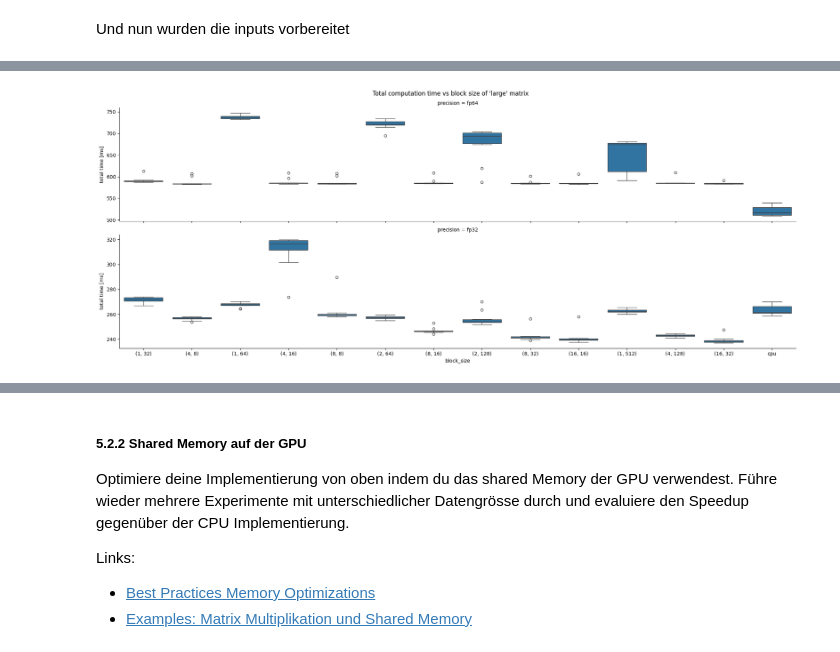
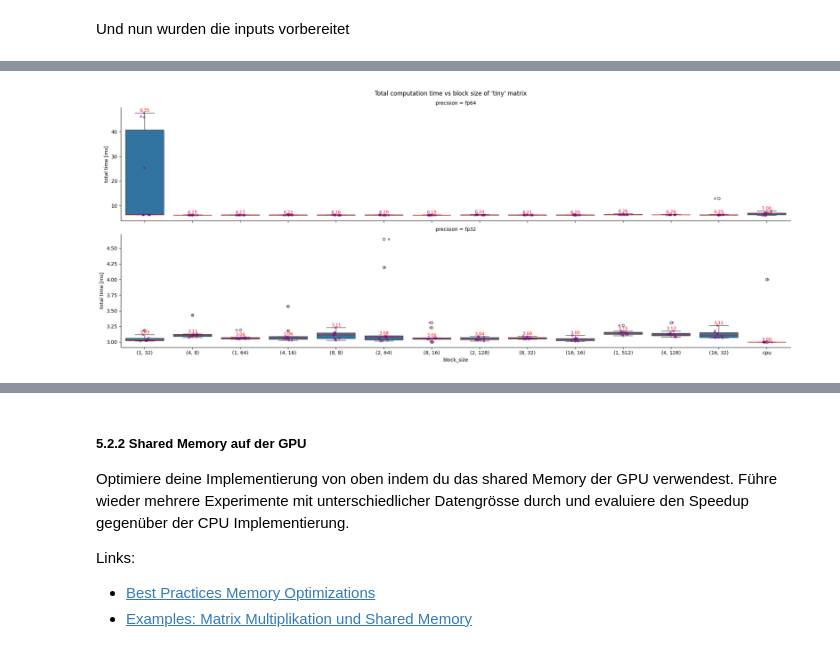
Before and after one commit to fhnw-hpc/hpc-buesst1, a Jupyter notebook: hpc_fs24_mc2_teil2.ipynb, the cells around one changed output, grey strips where cells are left out. Drawn from its saved outputs; the diff is of its cells as text; code cells hidden in the pictures.

```diff
--- a/hpc_fs24_mc2_teil2.ipynb
+++ b/hpc_fs24_mc2_teil2.ipynb
@@ -494,18 +555,47 @@ plt.show()
-# %%
-sns.catplot(
-    results_novertical.query("input_name == 'large'"),
-    row="precision",
-    x="block_size",
-    y="total time [ms]",
-    sharey=False,
-    kind="box",
-    height=4,
-    aspect=5
-)
-
-plt.suptitle("Total computation time vs block size of 'large' matrix")
-plt.subplots_adjust(top=0.92)
-
-plt.show()
-# %% [output]
-[figure, removed]
+# %%
+matrix_name = "tiny"
+
+df = results_novertical.query(f"input_name == '{matrix_name}'")
+
+g = sns.catplot(
+    data=df,
+    row="precision",
+    x="block_size",
+    y="total time [ms]",
+    sharey=False,
+    kind="box",
+    height=4,
+    aspect=5,
+    medianprops={'color': 'red', 'linewidth': 1}
+)
+
+g.map(sns.stripplot, "block_size", "total time [ms]", color="purple", alpha=0.5)
+
+for ax in g.axes.flat:
+    categories = ax.get_xticks()
+    n_cats = len(categories)
+
+    for i in range(n_cats):
+        q3_line = ax.lines[3 + i*6]
+        q3_y = q3_line.get_ydata()
+        q3_val = q3_y[0]
+
+        median_line = ax.lines[4 + i*6]
+        median_y = median_line.get_ydata()
+        median_val = median_y[0]  # z. B. 5.3
+
+        ax.text(
+            i,
+            q3_val,
+            f"{median_val:.2f}",
+            ha='center',
+            va='bottom',
+            color='red',
+            fontsize=9
+        )
+
+plt.suptitle(f"Total computation time vs block size of '{matrix_name}' matrix")
+plt.subplots_adjust(top=0.92)
+plt.show()
+# %% [output]
+[figure, added]
```
Also changed, not shown: parts of 21 cells of this notebook.
